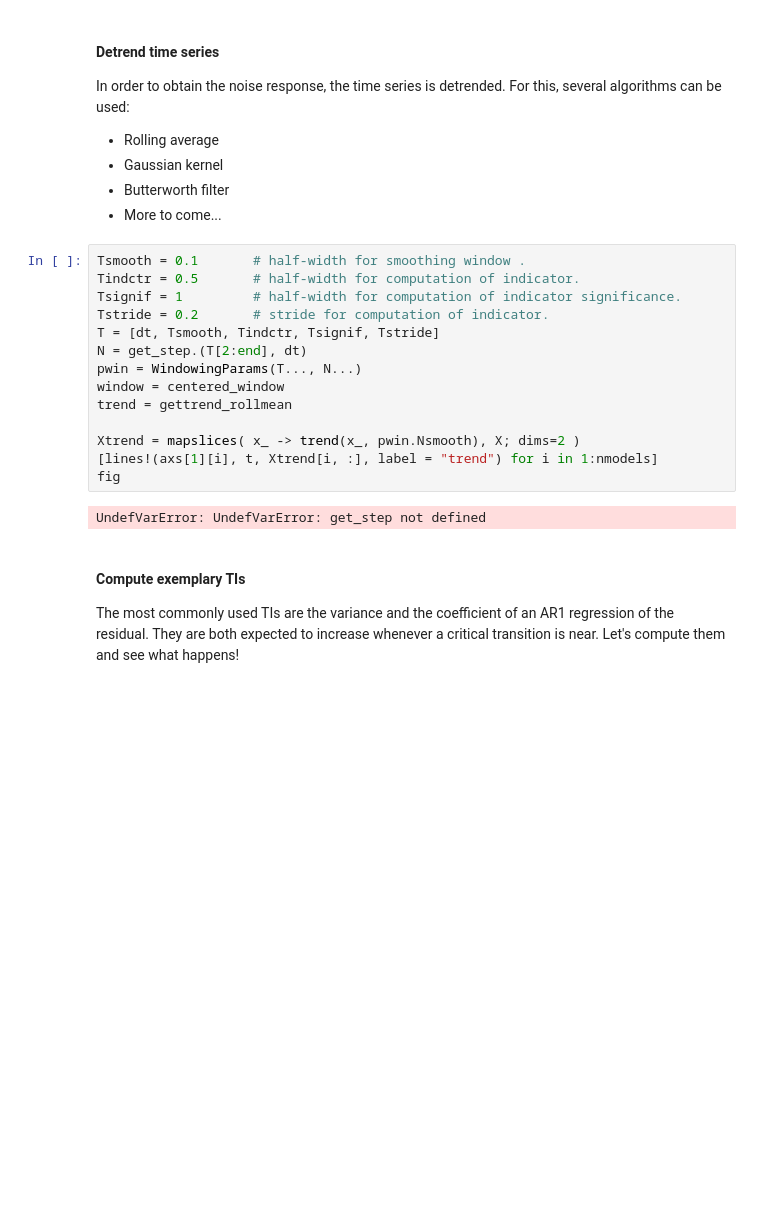
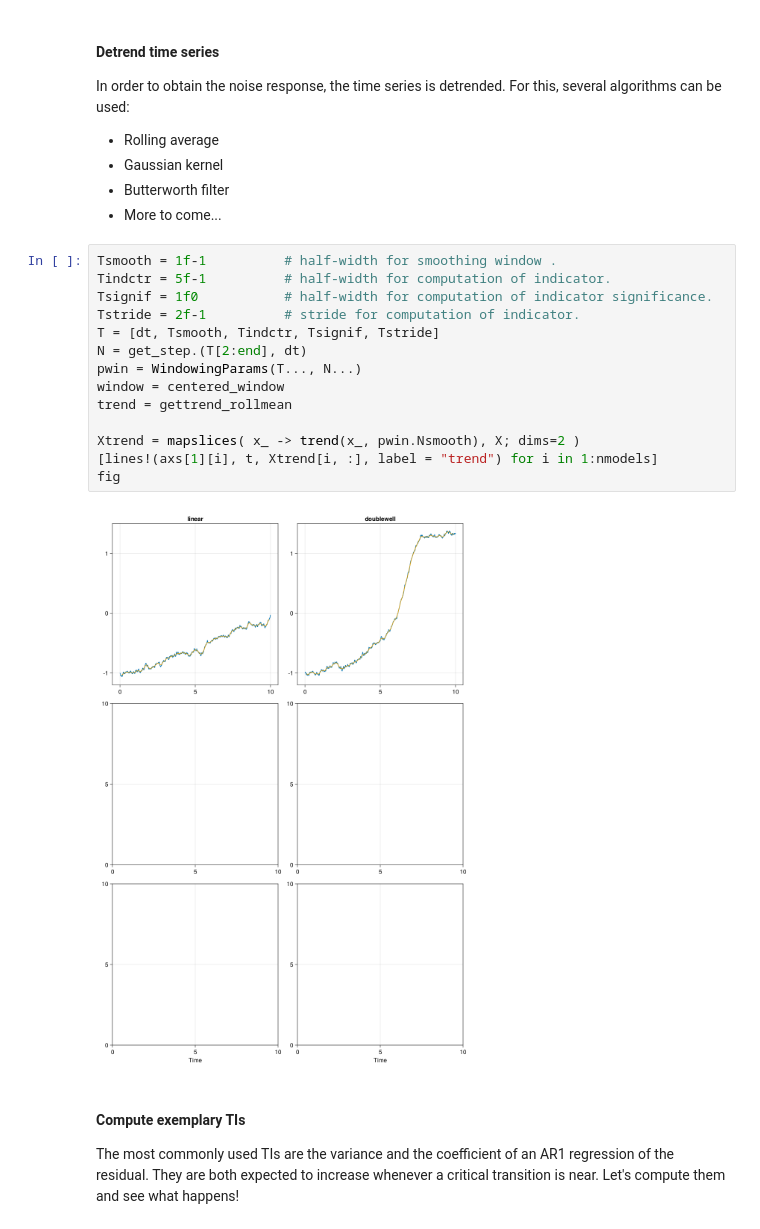
Before and after one commit to JanJereczek/StatisticalEWS, a Jupyter notebook: scripts/demo_palma.ipynb, the cells around one changed output. Saved outputs shown, nothing was run; the diff lists cells and outputs as text; blank space fills up the shorter version.

```diff
--- a/scripts/demo_palma.ipynb
+++ b/scripts/demo_palma.ipynb
@@ -85,21 +87,21 @@ In order to obtain the noise response, the time series is detrended. For this, s
 - Butterworth filter
 - More to come...
 # %%
-Tsmooth = 0.1       # half-width for smoothing window .
-Tindctr = 0.5       # half-width for computation of indicator.
-Tsignif = 1         # half-width for computation of indicator significance.
-Tstride = 0.2       # stride for computation of indicator.
+Tsmooth = 1f-1          # half-width for smoothing window .
+Tindctr = 5f-1          # half-width for computation of indicator.
+Tsignif = 1f0           # half-width for computation of indicator significance.
+Tstride = 2f-1          # stride for computation of indicator.
 T = [dt, Tsmooth, Tindctr, Tsignif, Tstride]
 N = get_step.(T[2:end], dt)
 pwin = WindowingParams(T..., N...)
 window = centered_window
 trend = gettrend_rollmean
 
 Xtrend = mapslices( x_ -> trend(x_, pwin.Nsmooth), X; dims=2 )
 [lines!(axs[1][i], t, Xtrend[i, :], label = "trend") for i in 1:nmodels]
 fig
 # %% [output]
-UndefVarError: UndefVarError: get_step not defined
+[figure, added]
 # %% [markdown]
 #### Compute exemplary TIs
 
```
Also changed, not shown: parts of 22 cells of this notebook, 1 other file.
